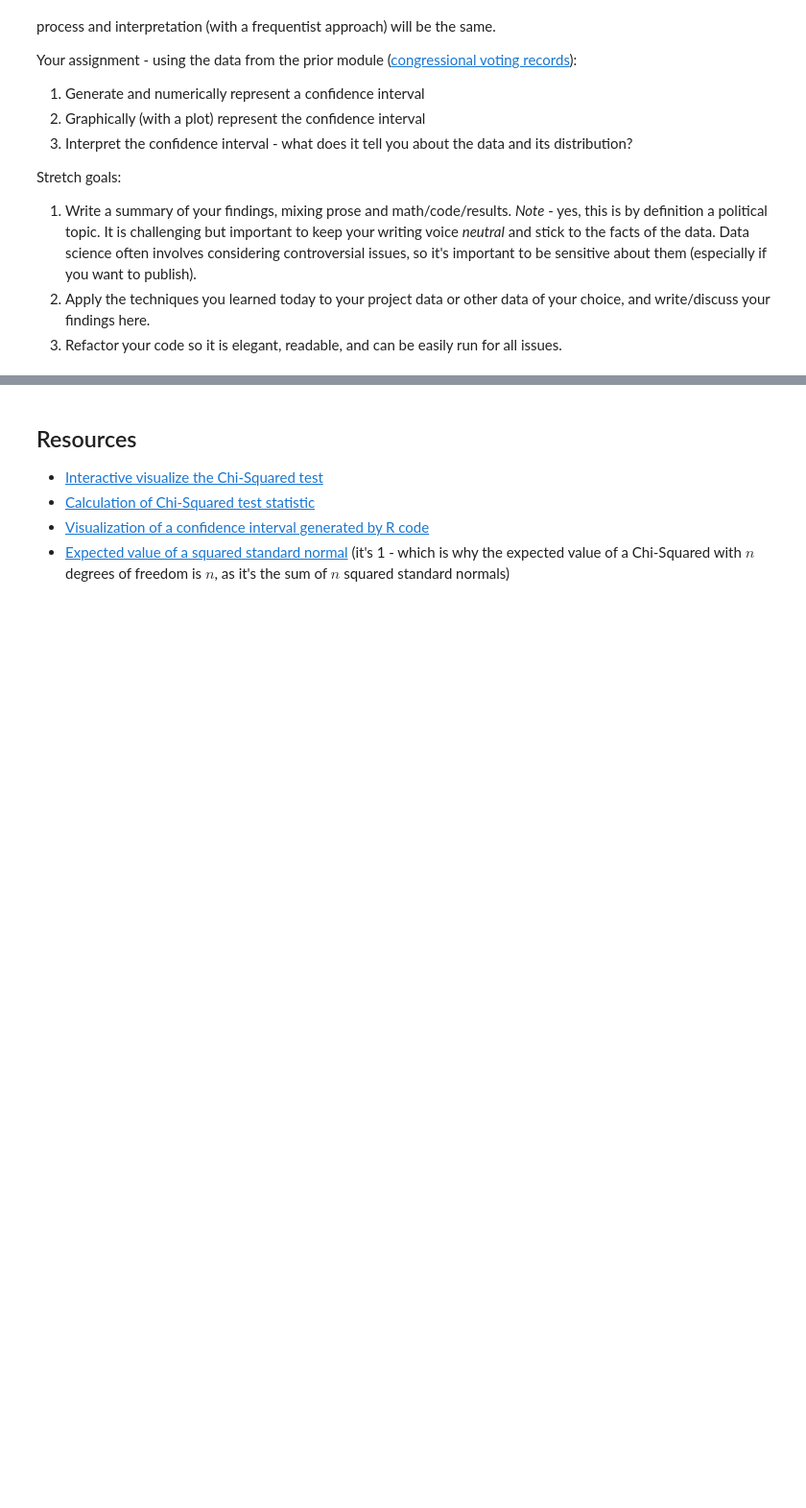
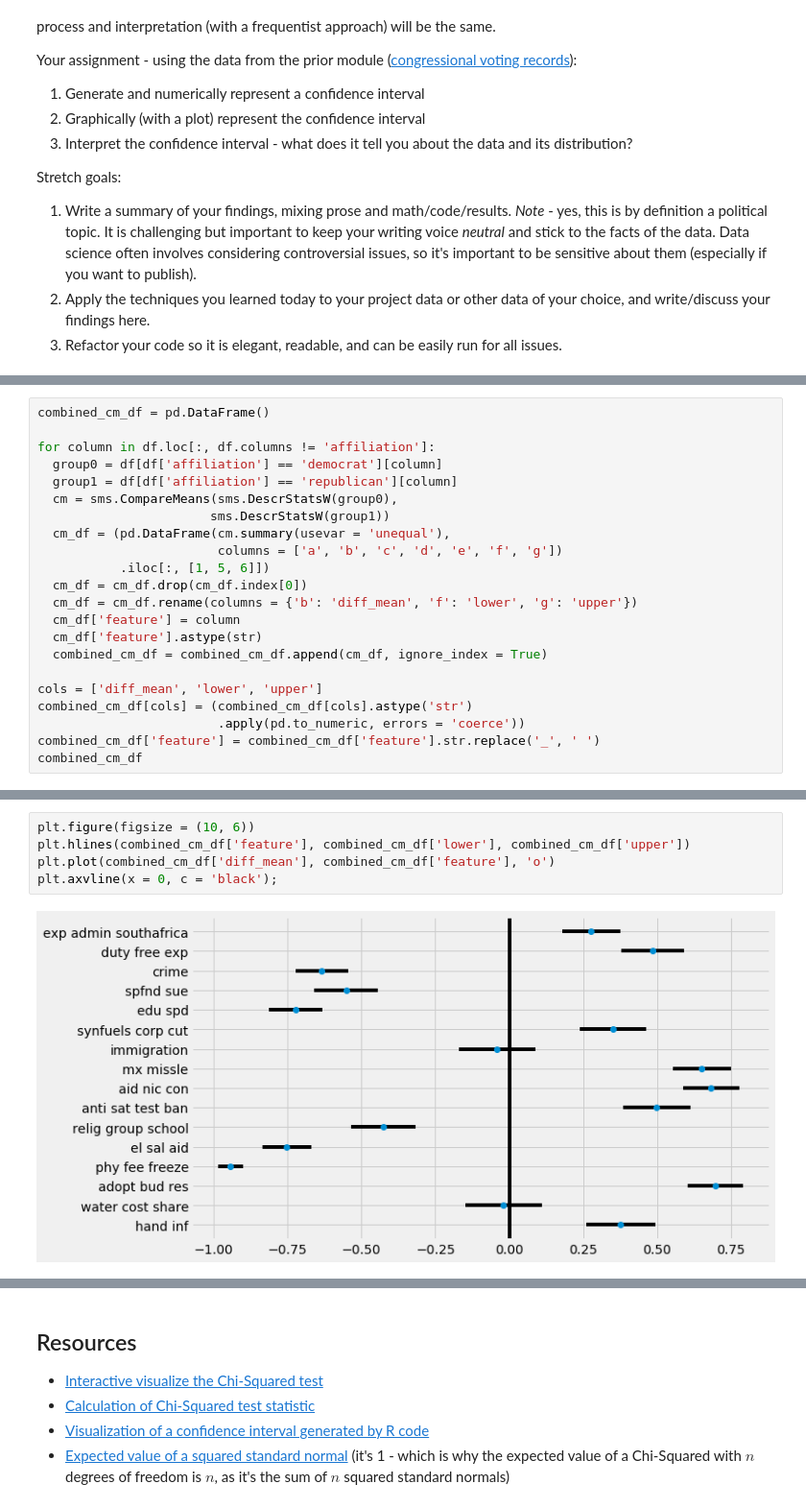
Before and after one commit to bloominstituteoftechnology/DS-Unit-1-Sprint-3-Statistical-Tests-and-Experiments, a Jupyter notebook: module2-sampling-confidence-intervals-and-hypothesis-testing/LS_DS_132_Sampling_Confidence_Intervals_and_Hypothesis_Testing.ipynb, the cells around one changed output, grey strips where cells are left out. Shown at 96% size. Cells and saved outputs as stored; diff of their text form; blank space fills up the shorter version.

```diff
--- a/module2-sampling-confidence-intervals-and-hypothesis-testing/LS_DS_132_Sampling_Confidence_Intervals_and_Hypothesis_Testing.ipynb
+++ b/module2-sampling-confidence-intervals-and-hypothesis-testing/LS_DS_132_Sampling_Confidence_Intervals_and_Hypothesis_Testing.ipynb
@@ -106,0 +149,22 @@ Stretch goals:
+# %%
+combined_cm_df = pd.DataFrame()
+
+for column in df.loc[:, df.columns != 'affiliation']:
+  group0 = df[df['affiliation'] == 'democrat'][column]
+  group1 = df[df['affiliation'] == 'republican'][column]
+  cm = sms.CompareMeans(sms.DescrStatsW(group0),
+                       sms.DescrStatsW(group1))
+  cm_df = (pd.DataFrame(cm.summary(usevar = 'unequal'),
+                        columns = ['a', 'b', 'c', 'd', 'e', 'f', 'g'])
+           .iloc[:, [1, 5, 6]])
+  cm_df = cm_df.drop(cm_df.index[0])
+  cm_df = cm_df.rename(columns = {'b': 'diff_mean', 'f': 'lower', 'g': 'upper'})
+  cm_df['feature'] = column
+  cm_df['feature'].astype(str)
+  combined_cm_df = combined_cm_df.append(cm_df, ignore_index = True)
+
+cols = ['diff_mean', 'lower', 'upper']
+combined_cm_df[cols] = (combined_cm_df[cols].astype('str')
+                        .apply(pd.to_numeric, errors = 'coerce'))
+combined_cm_df['feature'] = combined_cm_df['feature'].str.replace('_', ' ')
+combined_cm_df
@@ -106,0 +189,7 @@ Stretch goals:
+# %%
+plt.figure(figsize = (10, 6))
+plt.hlines(combined_cm_df['feature'], combined_cm_df['lower'], combined_cm_df['upper'])
+plt.plot(combined_cm_df['diff_mean'], combined_cm_df['feature'], 'o')
+plt.axvline(x = 0, c = 'black');
+# %% [output]
+[figure, added]
```
Also changed, not shown: parts of 5 cells of this notebook.
